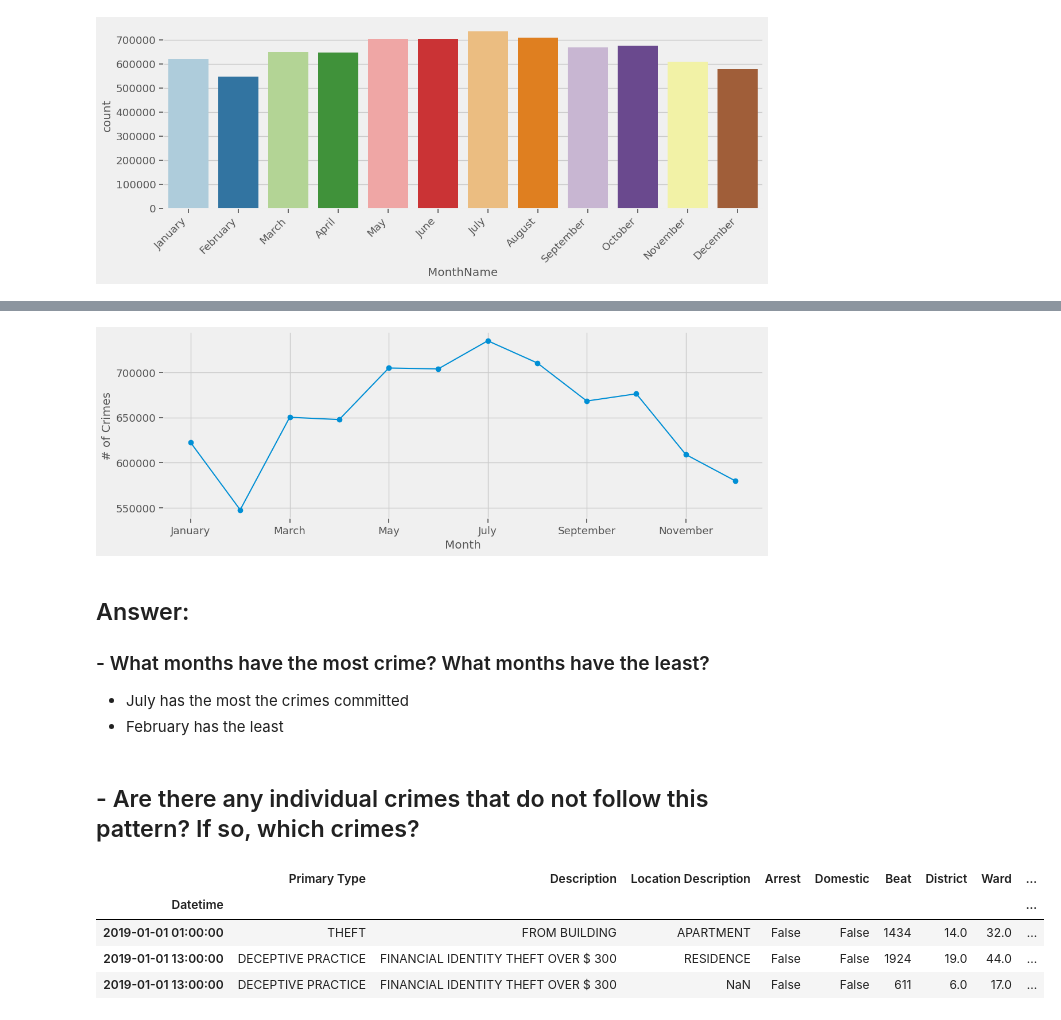
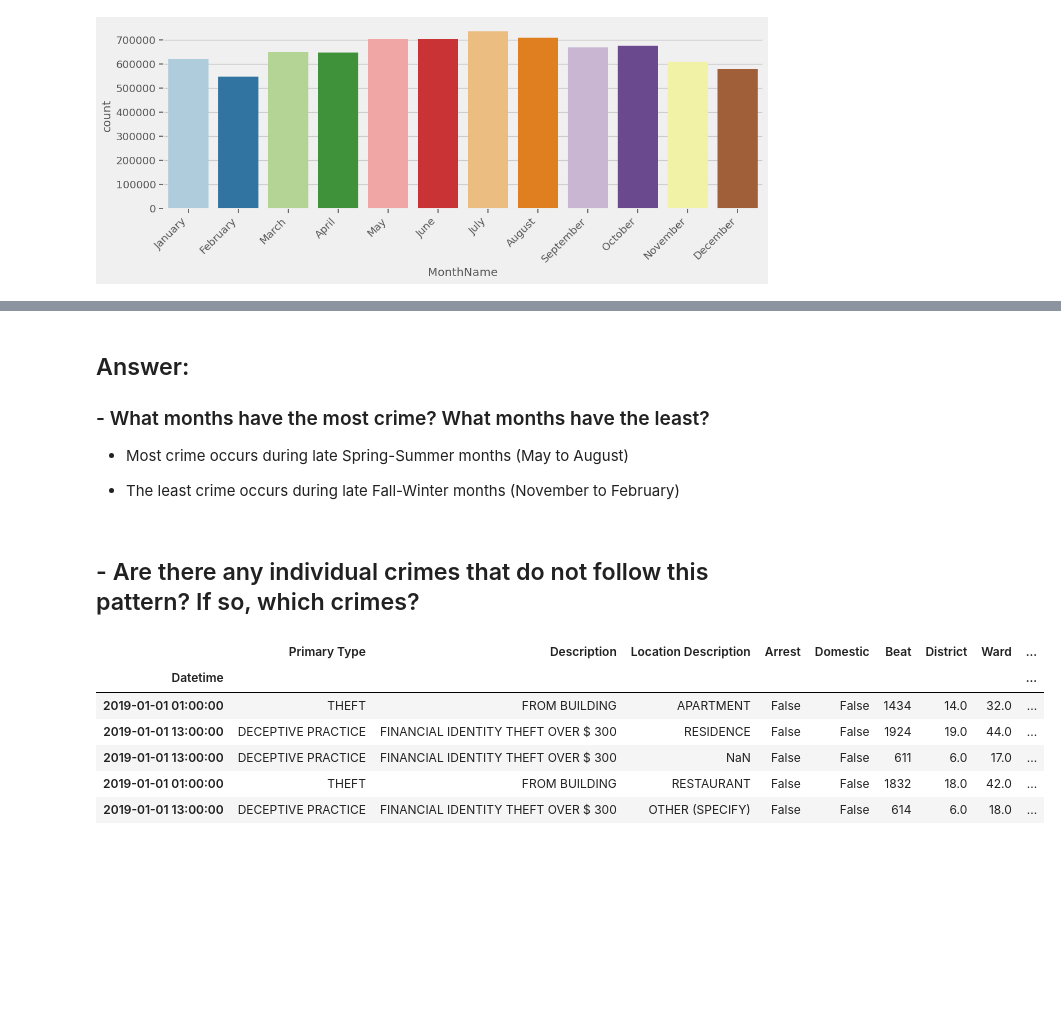
Before and after one commit to tjbingamon/Project-4---Chicago-Crime-Data, a Jupyter notebook: Project 4 Part 1.ipynb, the cells around one changed output, grey strips where cells are left out. Saved outputs shown, nothing was run; the diff lists cells and outputs as text; code cells hidden in the pictures; blank space fills up the shorter version.

```diff
--- a/Project 4 Part 1.ipynb
+++ b/Project 4 Part 1.ipynb
@@ -154,0 +193,2 @@ df.head(2)
+# %%
+df['Primary Type'] = df['Primary Type'].replace({'CRIM SEXUAL ASSAULT': 'CRIMINAL SEXUAL ASSAULT'})
@@ -563,25 +479,21 @@ Name: MonthName, dtype: int64
-# %%
-# year_counts = df.groupby("Year").size()
-ax = month_counts.plot(style='o-',grid=True,
-                       ylabel='# of Crimes',
-                       xlabel='Month');
-# %% [output]
-[figure, removed]
 # %% [markdown]
 ## Answer:
 
 ### - What months have the most crime? What months have the least?
 
-   - July has the most the crimes committed
-   - February has the least
+  - Most crime occurs during late Spring-Summer months (May to August)
+
+- The least crime occurs during late Fall-Winter months (November to February)
 # %% [markdown]
 ## - Are there any individual crimes that do not follow this pattern? If so, which crimes?
 # %%
-df3.head(3)
+df3.head()
 # %% [output]
 |  | Primary Type | Description | Location Description | Arrest | Domestic | Beat | District | Ward | ... |
 | Datetime |  |  |  |  |  |  |  |  | ... |
 | 2019-01-01 01:00:00 | THEFT | FROM BUILDING | APARTMENT | False | False | 1434 | 14.0 | 32.0 | ... |
 | 2019-01-01 13:00:00 | DECEPTIVE PRACTICE | FINANCIAL IDENTITY THEFT OVER $ 300 | RESIDENCE | False | False | 1924 | 19.0 | 44.0 | ... |
 | 2019-01-01 13:00:00 | DECEPTIVE PRACTICE | FINANCIAL IDENTITY THEFT OVER $ 300 | NaN | False | False | 611 | 6.0 | 17.0 | ... |
+| 2019-01-01 01:00:00 | THEFT | FROM BUILDING | RESTAURANT | False | False | 1832 | 18.0 | 42.0 | ... |
+| 2019-01-01 13:00:00 | DECEPTIVE PRACTICE | FINANCIAL IDENTITY THEFT OVER $ 300 | OTHER (SPECIFY) | False | False | 614 | 6.0 | 18.0 | ... |
 # %%
```
Also changed, not shown: parts of 42 cells of this notebook.
